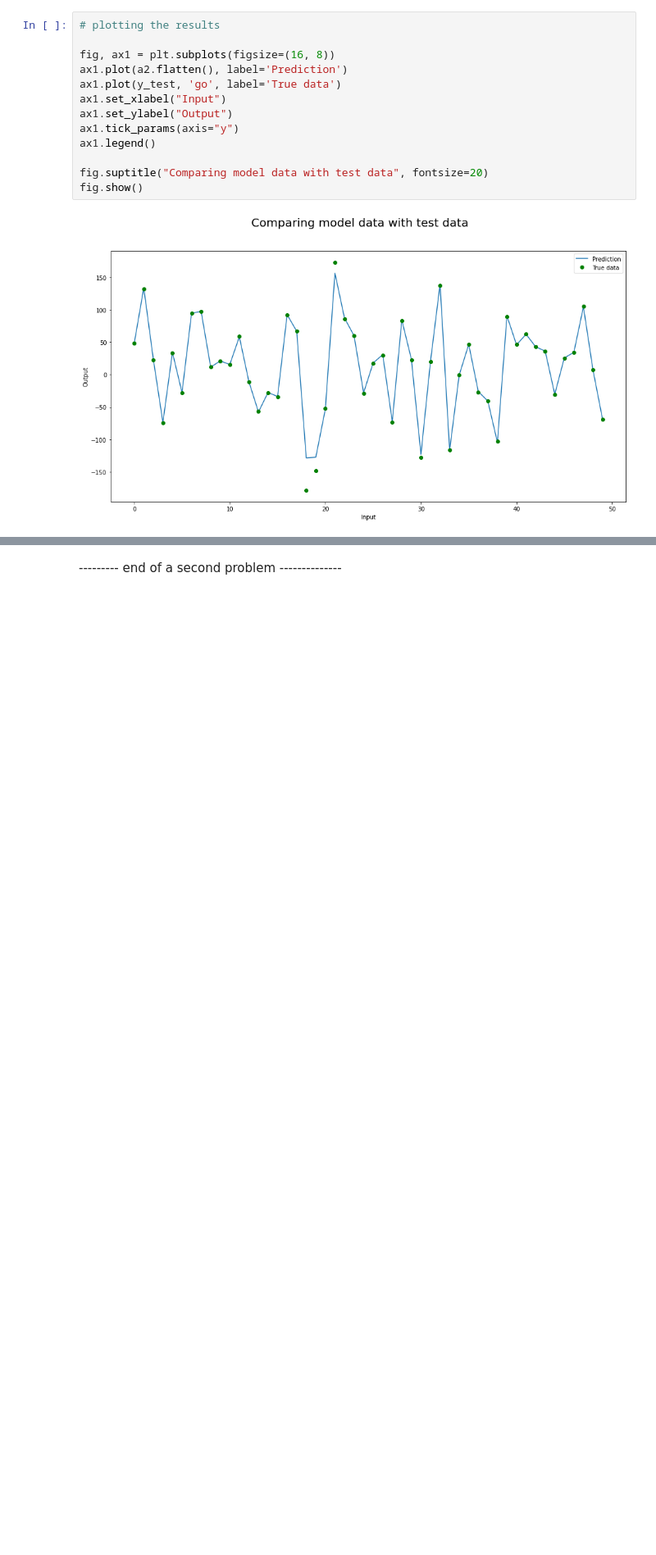
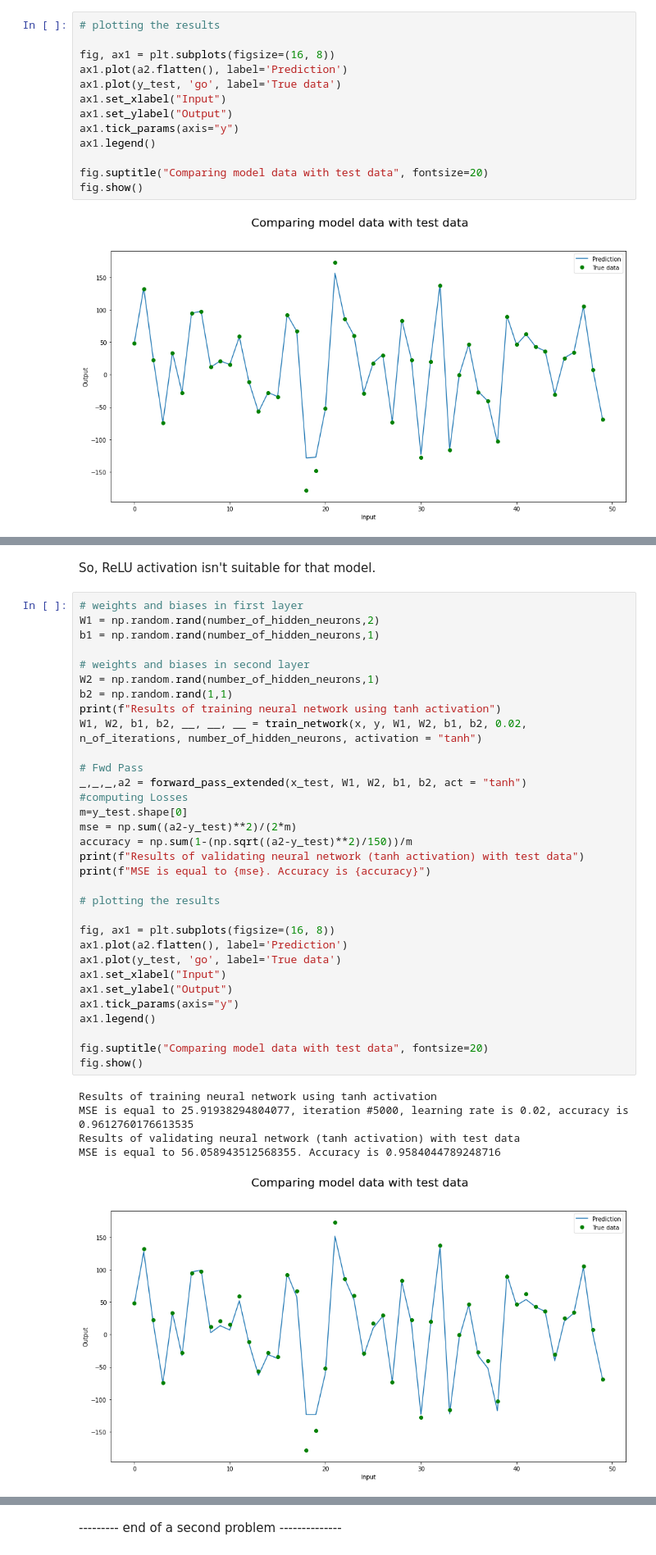
Before and after one commit to BorisOskolkov/MLcourse, a Jupyter notebook: asng02/A02_task.ipynb, the cells around one changed output, grey strips where cells are left out. Shown at 82% size. Cells and saved outputs as stored; diff of their text form; blank space fills up the shorter version.

```diff
--- a/asng02/A02_task.ipynb
+++ b/asng02/A02_task.ipynb
@@ -363,0 +479,40 @@ Here
+# %% [markdown]
+So, ReLU activation isn't suitable for that model.
+# %%
+# weights and biases in first layer
+W1 = np.random.rand(number_of_hidden_neurons,2)
+b1 = np.random.rand(number_of_hidden_neurons,1)
+
+# weights and biases in second layer
+W2 = np.random.rand(number_of_hidden_neurons,1)
+b2 = np.random.rand(1,1)
+print(f"Results of training neural network using tanh activation")
+W1, W2, b1, b2, __, __, __ = train_network(x, y, W1, W2, b1, b2, 0.02, n_of_iterations, number_of_hidden_neurons, activation = "tanh")
+
+# Fwd Pass
+_,_,_,a2 = forward_pass_extended(x_test, W1, W2, b1, b2, act = "tanh")
+#computing Losses
+m=y_test.shape[0]
+mse = np.sum((a2-y_test)**2)/(2*m)
+accuracy = np.sum(1-(np.sqrt((a2-y_test)**2)/150))/m
+print(f"Results of validating neural network (tanh activation) with test data")
+print(f"MSE is equal to {mse}. Accuracy is {accuracy}")
+
+# plotting the results
+
+fig, ax1 = plt.subplots(figsize=(16, 8))
+ax1.plot(a2.flatten(), label='Prediction')
+ax1.plot(y_test, 'go', label='True data')
+ax1.set_xlabel("Input")
+ax1.set_ylabel("Output")
+ax1.tick_params(axis="y")
+ax1.legend()
+
+fig.suptitle("Comparing model data with test data", fontsize=20)
+fig.show()
+# %% [output]
+Results of training neural network using tanh activation
+MSE is equal to 25.91938294804077, iteration #5000, learning rate is 0.02, accuracy is 0.9612760176613535
+Results of validating neural network (tanh activation) with test data
+MSE is equal to 56.058943512568355. Accuracy is 0.9584044789248716
+[figure, added]
```
Also changed, not shown: parts of 15 cells of this notebook.
